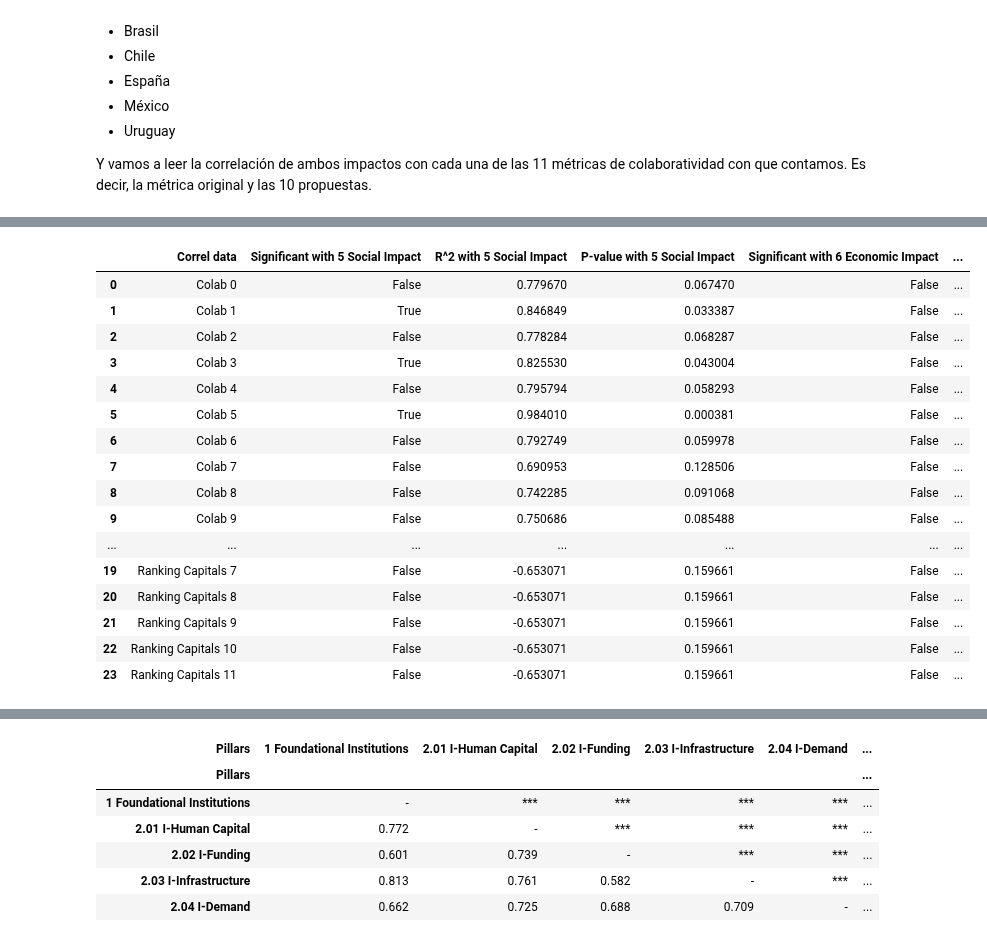
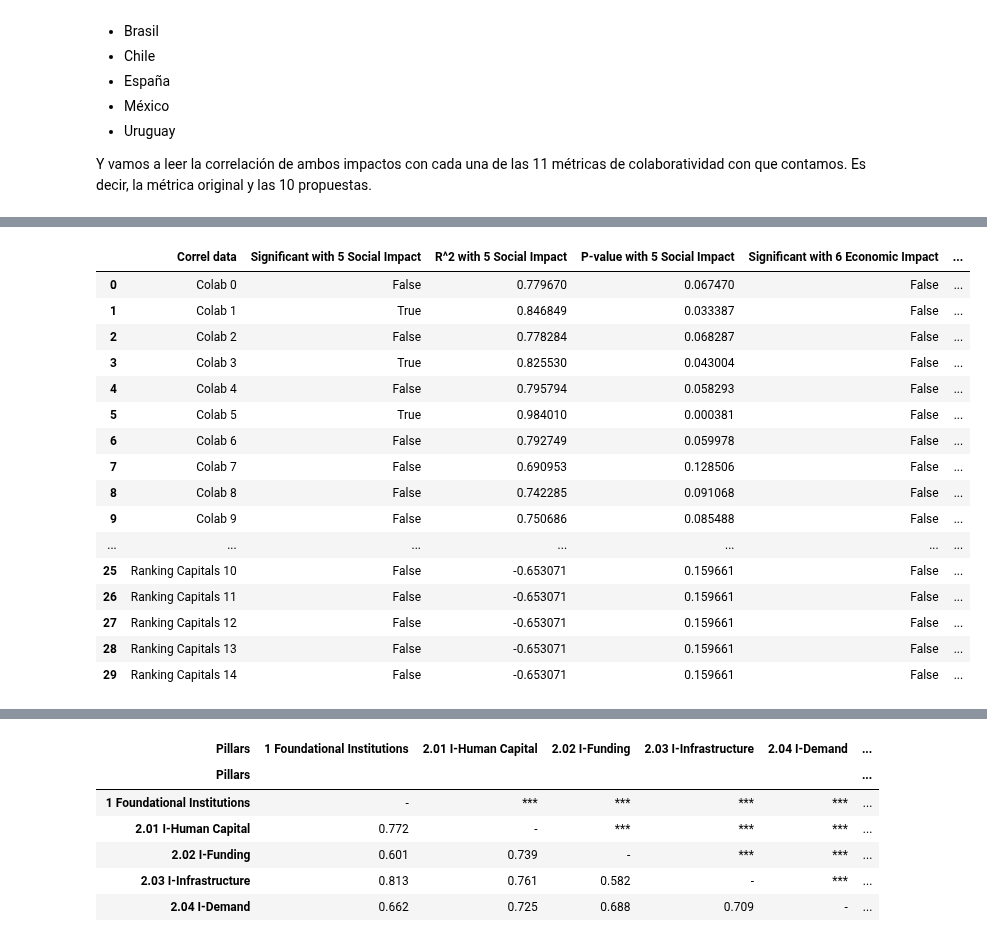
Before and after one commit to OlgaMMC/iGED_new_repo, a Jupyter notebook: Olga/GED_ieco_106_countries.ipynb, the cells around one changed output, grey strips where cells are left out. Drawn from its saved outputs; the diff is of its cells as text; code cells hidden in the pictures.

```diff
--- a/Olga/GED_ieco_106_countries.ipynb
+++ b/Olga/GED_ieco_106_countries.ipynb
@@ -250,7 +248,7 @@ countries={'Mexico':'México',
 df_means_countries_studied = df_means.loc[list(countries.keys()), :]
 df_means_countries_studied.rename(index=countries, inplace=True)
 
-df1 = df_means_countries_studied[['5 Social Impact', '6 Economic Impact']]
+df1 = df_means_countries_studied[['5 Social Impact', '6 Economic Impact', 'GNI per capita', 'SEDA Score']]
 
 #luego conseguimos el dataframe donde se encuentra la vieja medida de impacto
 df_before_impact_split = pd.read_csv('../PromediosPilares.csv')
@@ -286,10 +284,9 @@ df
 # %%
+impacts = ['5 Social Impact', '6 Economic Impact', 'Impact Before', 'GNI per capita', 'SEDA Score']
+others = list(df.columns)
+for i in impacts:
+    others.remove(i)
 
-
-others = list(df.columns)
-others.remove('5 Social Impact')
-others.remove('6 Economic Impact')
-others.remove('Impact Before')
 significants = {x:[] for x in impacts}
 
 
@@ -298,37 +295,35 @@ df_correls['Correl data'] = others
 for i in impacts:
     booleans_i = []
     correls_i = []
     p_vals_i = []
     for c in others:
         triple = significant_corr(df,df,i,c)
         booleans_i.append(triple[0])
         correls_i.append(triple[1])
         p_vals_i.append(triple[2])
         if triple[0]==True:
             significants[i].append(c)
     df_correls['Significant with '+str(i)] = booleans_i
     df_correls['R^2 with '+str(i)] = correls_i
     df_correls['P-value with '+str(i)] = p_vals_i
 
 
-
-#df_correls.set_index()
 df_correls
 # %% [output]
 |  | Correl data | Significant with 5 Social Impact | R^2 with 5 Social Impact | P-value with 5 Social Impact | Significant with 6 Economic Impact | ... |
 | 0 | Colab 0 | False | 0.779670 | 0.067470 | False | ... |
 | 1 | Colab 1 | True | 0.846849 | 0.033387 | False | ... |
 | 2 | Colab 2 | False | 0.778284 | 0.068287 | False | ... |
 | 3 | Colab 3 | True | 0.825530 | 0.043004 | False | ... |
 | 4 | Colab 4 | False | 0.795794 | 0.058293 | False | ... |
 | 5 | Colab 5 | True | 0.984010 | 0.000381 | False | ... |
 | 6 | Colab 6 | False | 0.792749 | 0.059978 | False | ... |
 | 7 | Colab 7 | False | 0.690953 | 0.128506 | False | ... |
 | 8 | Colab 8 | False | 0.742285 | 0.091068 | False | ... |
 | 9 | Colab 9 | False | 0.750686 | 0.085488 | False | ... |
 | ... | ... | ... | ... | ... | ... | ... |
-| 19 | Ranking Capitals 7 | False | -0.653071 | 0.159661 | False | ... |
-| 20 | Ranking Capitals 8 | False | -0.653071 | 0.159661 | False | ... |
-| 21 | Ranking Capitals 9 | False | -0.653071 | 0.159661 | False | ... |
-| 22 | Ranking Capitals 10 | False | -0.653071 | 0.159661 | False | ... |
-| 23 | Ranking Capitals 11 | False | -0.653071 | 0.159661 | False | ... |
+| 25 | Ranking Capitals 10 | False | -0.653071 | 0.159661 | False | ... |
+| 26 | Ranking Capitals 11 | False | -0.653071 | 0.159661 | False | ... |
+| 27 | Ranking Capitals 12 | False | -0.653071 | 0.159661 | False | ... |
+| 28 | Ranking Capitals 13 | False | -0.653071 | 0.159661 | False | ... |
+| 29 | Ranking Capitals 14 | False | -0.653071 | 0.159661 | False | ... |
```
Also changed, not shown: parts of 24 cells of this notebook, 2 other files.
